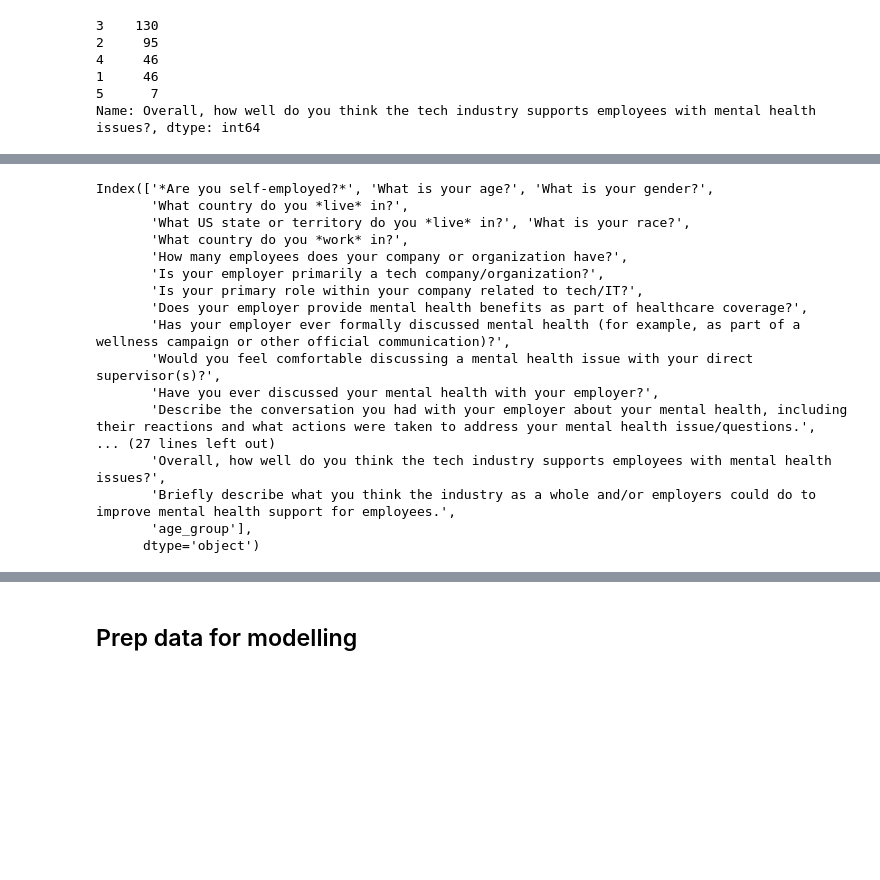
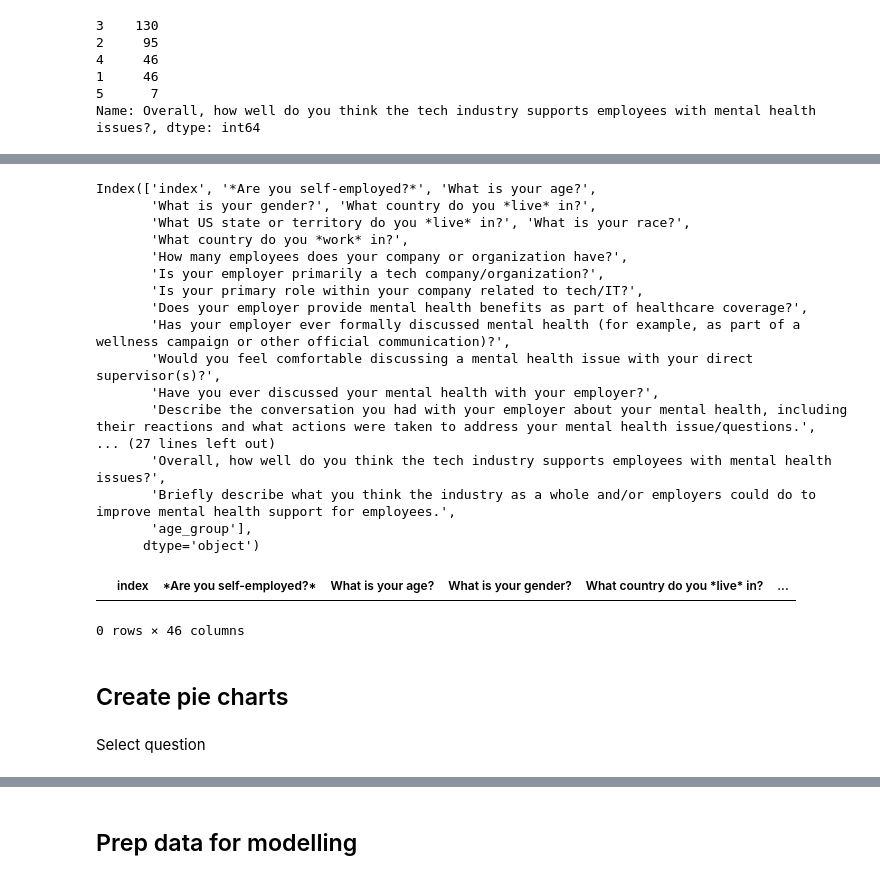
Before and after one commit to kgereb/mental-health-tech, a Jupyter notebook: tech_ment_health.ipynb, the cells around one changed output, grey strips where cells are left out. Drawn from its saved outputs; the diff is of its cells as text; code cells hidden in the pictures; blank space fills up the shorter version.

```diff
--- a/tech_ment_health.ipynb
+++ b/tech_ment_health.ipynb
@@ -154,4 +138,4 @@ def clean_data(df):
     df.loc[~df[column_main].isin(basic_list)]='other'
     return df
 
-short_survey_df = clean_data(short_survey_df)
+short_survey_df = clean_data(survey_df)
@@ -541,8 +515,8 @@ How has it affected your career?
 # %%
 short_survey_df.columns
 # %% [output]
-Index(['*Are you self-employed?*', 'What is your age?', 'What is your gender?',
-       'What country do you *live* in?',
+Index(['index', '*Are you self-employed?*', 'What is your age?',
+       'What is your gender?', 'What country do you *live* in?',
        'What US state or territory do you *live* in?', 'What is your race?',
        'What country do you *work* in?',
        'How many employees does your company or organization have?',
@@ -558,3 +532,10 @@ Index(['*Are you self-employed?*', 'What is your age?', 'What is your gender?',
        'Briefly describe what you think the industry as a whole and/or employers could do to improve mental health support for employees.',
        'age_group'],
       dtype='object')
+# %%
+short_survey_df[short_survey_df['Describe the circumstances of the supportive or well handled response.'].isna()==False]
+# %% [output]
+|  | index | *Are you self-employed?* | What is your age? | What is your gender? | What country do you *live* in? | ... |
+0 rows × 46 columns
+# %% [markdown]
+## Create pie charts
@@ -560,0 +601,2 @@ Index(['*Are you self-employed?*', 'What is your age?', 'What is your gender?',
+# %% [markdown]
+Select question
```
Also changed, not shown: parts of 19 cells of this notebook, 11 other files.
